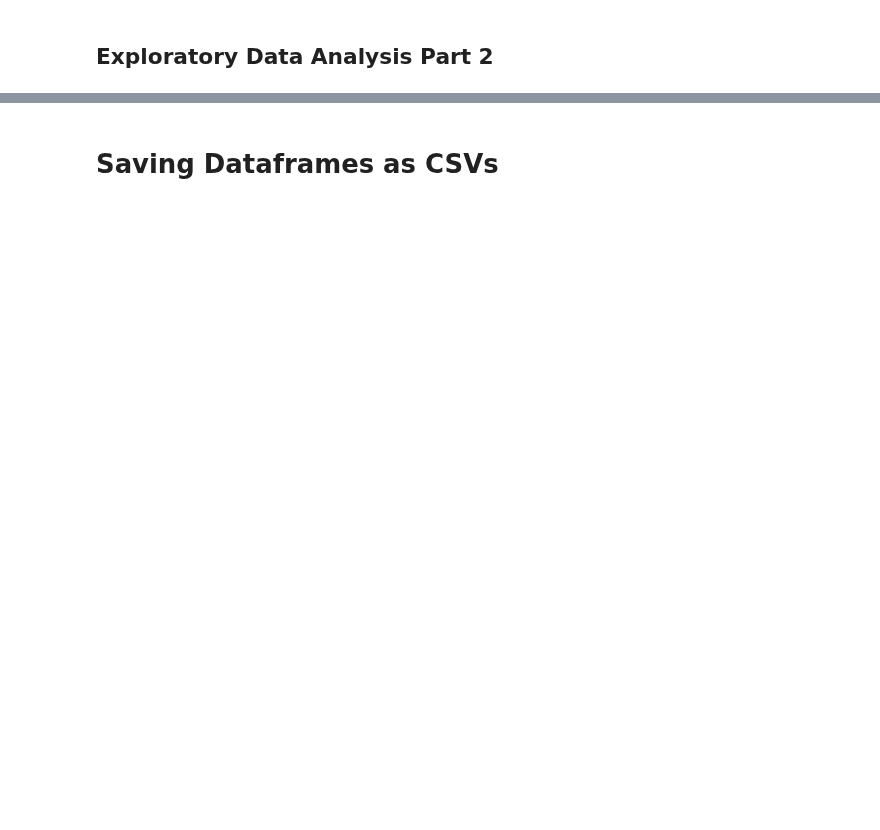
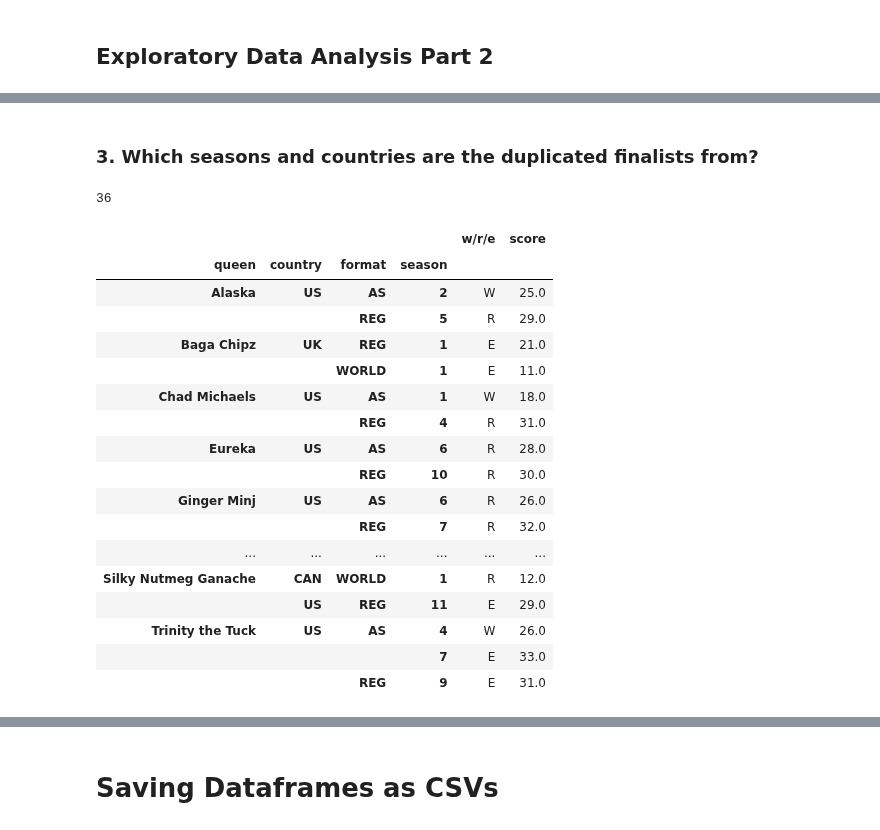
Before and after one commit to AGR-Yes/RuPauls-Drag-Race-Finalists, a Jupyter notebook: Processing.ipynb, the cells around one changed output, grey strips where cells are left out. Drawn from its saved outputs; the diff is of its cells as text; code cells hidden in the pictures; blank space fills up the shorter version.

```diff
--- a/Processing.ipynb
+++ b/Processing.ipynb
@@ -585,6 +586,7 @@ Index(['country', 'season', 'w/r/e', 'queen', '1', '2', '3', '4', '5', '6',
 
 To better organize certain data for their own uses, we separate the dataframes based on certain features
 # %%
-df_scores = df[['season', 'country', 'format', 'w/r/e', 'queen', '1', '2', '3', '4', '5', '6', '7', '8', '9', '10', '11', '12', '13', '14']]
+df_scores = df[['season', 'country', 'format', 'w/r/e', 'queen', 'score',
+                '1', '2', '3', '4', '5', '6', '7', '8', '9', '10', '11', '12', '13', '14']]
 
-df_placements = df[['season', 'country', 'format', 'w/r/e', 'queen', '1', '2', '3', '4', '5', '6', '7', '8', '9', '10', '11', '12', '13', '14']]
+df_scores.head()
@@ -612,0 +667,31 @@ df
+# %% [markdown]
+### **3. Which seasons and countries are the duplicated finalists from?**
+# %%
+queens = df_scores[['season', 'country', 'format', 'w/r/e', 'queen', 'score']]
+# %%
+queen_duplicates = queens[queens.duplicated(['queen'], keep=False)]
+queen_duplicates['queen'].count()
+# %% [output]
+36
+# %%
+#show duplicated queens and the country and season they were in
+queen_duplicates.groupby(['queen', 'country', 'format', 'season']).first()
+# %% [output]
+|  |  |  |  | w/r/e | score |
+| queen | country | format | season |  |  |
+| Alaska | US | AS | 2 | W | 25.0 |
+|  |  | REG | 5 | R | 29.0 |
+| Baga Chipz | UK | REG | 1 | E | 21.0 |
+|  |  | WORLD | 1 | E | 11.0 |
+| Chad Michaels | US | AS | 1 | W | 18.0 |
+|  |  | REG | 4 | R | 31.0 |
+| Eureka | US | AS | 6 | R | 28.0 |
+|  |  | REG | 10 | R | 30.0 |
+| Ginger Minj | US | AS | 6 | R | 26.0 |
+|  |  | REG | 7 | R | 32.0 |
+| ... | ... | ... | ... | ... | ... |
+| Silky Nutmeg Ganache | CAN | WORLD | 1 | R | 12.0 |
+|  | US | REG | 11 | E | 29.0 |
+| Trinity the Tuck | US | AS | 4 | W | 26.0 |
+|  |  |  | 7 | E | 33.0 |
+|  |  | REG | 9 | E | 31.0 |
```
Also changed, not shown: parts of 27 cells of this notebook, 1 other file.
